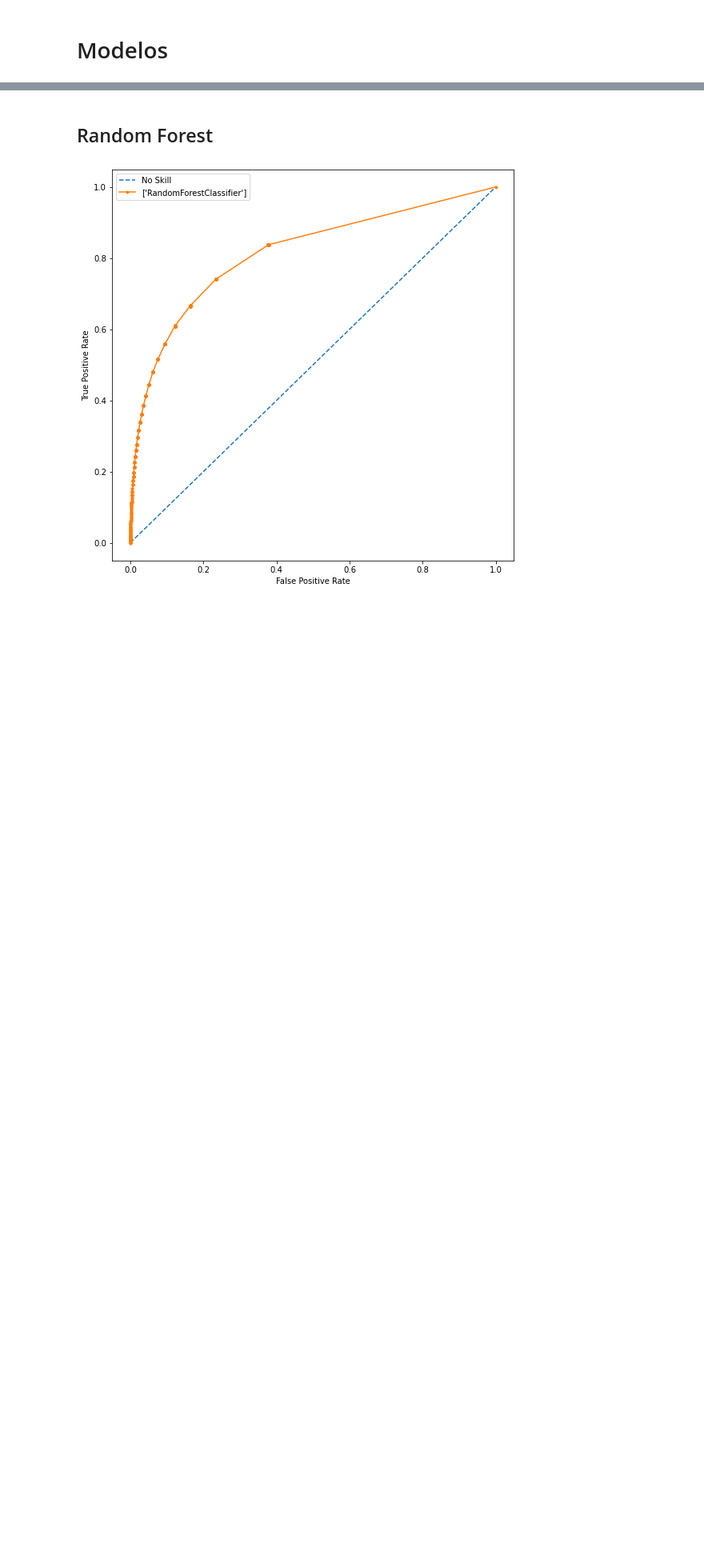
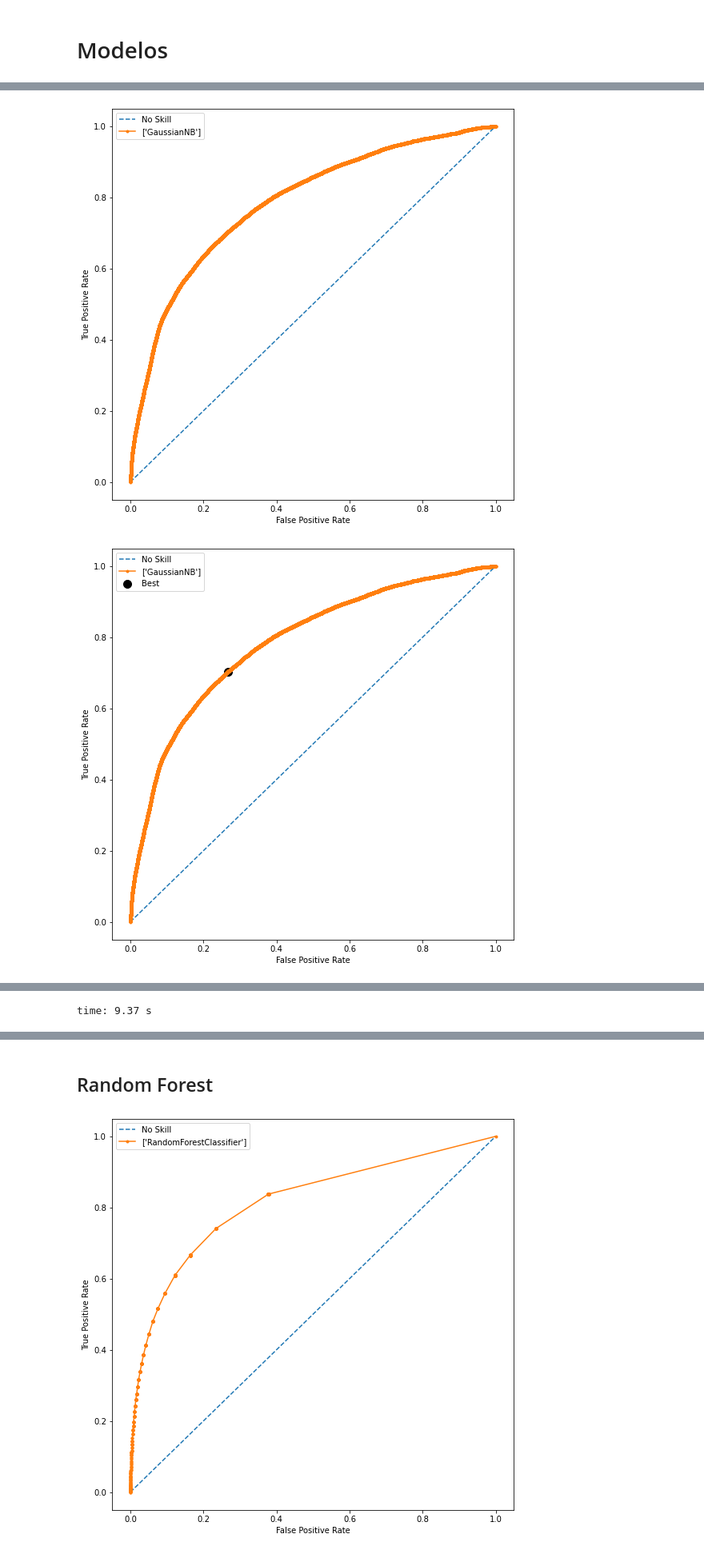
Before and after one commit to AMM53/Accidents-Prediction, a Jupyter notebook: notebooks/6. ModelSelection.ipynb, the cells around one changed output, grey strips where cells are left out. Shown at 80% size. Drawn from its saved outputs; the diff is of its cells as text; code cells hidden in the pictures; blank space fills up the shorter version.

```diff
--- a/notebooks/6. ModelSelection.ipynb
+++ b/notebooks/6. ModelSelection.ipynb
@@ -125,0 +134,5 @@ time: 1.64 s (started: 2021-12-12 19:40:54 +01:00)
+# %%
+model_analysis(NaiveBayes)
+# %% [output]
+[figure, added]
+[figure, added]
@@ -125,0 +153 @@ time: 1.64 s (started: 2021-12-12 19:40:54 +01:00)
+time: 9.37 s
```
Also changed, not shown: parts of 15 cells of this notebook, 7 other files.
